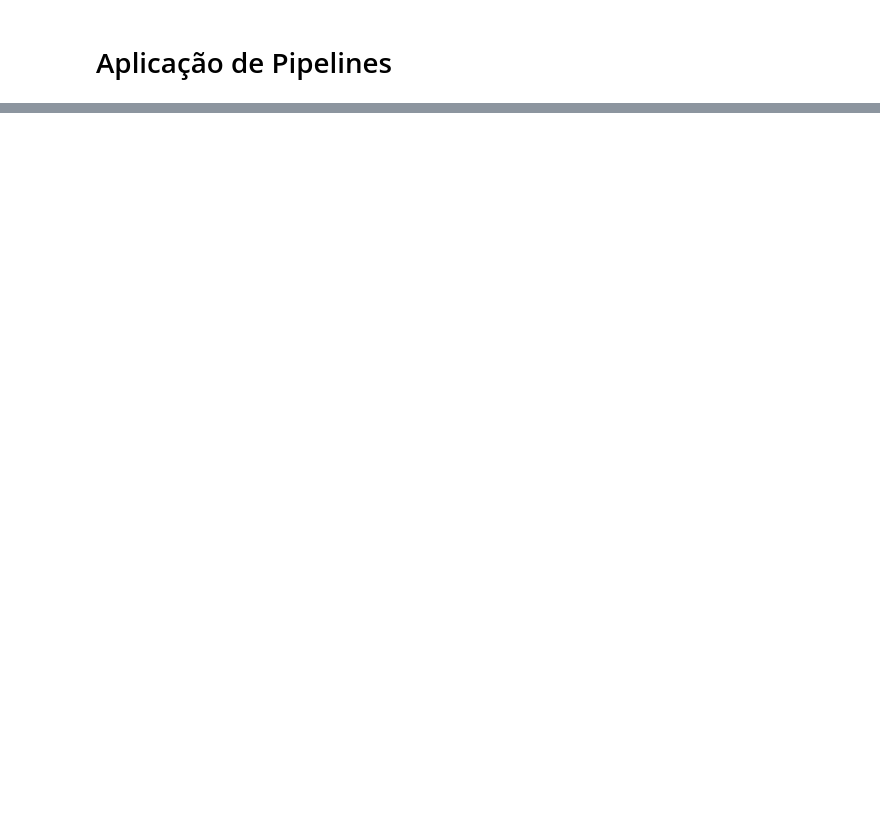
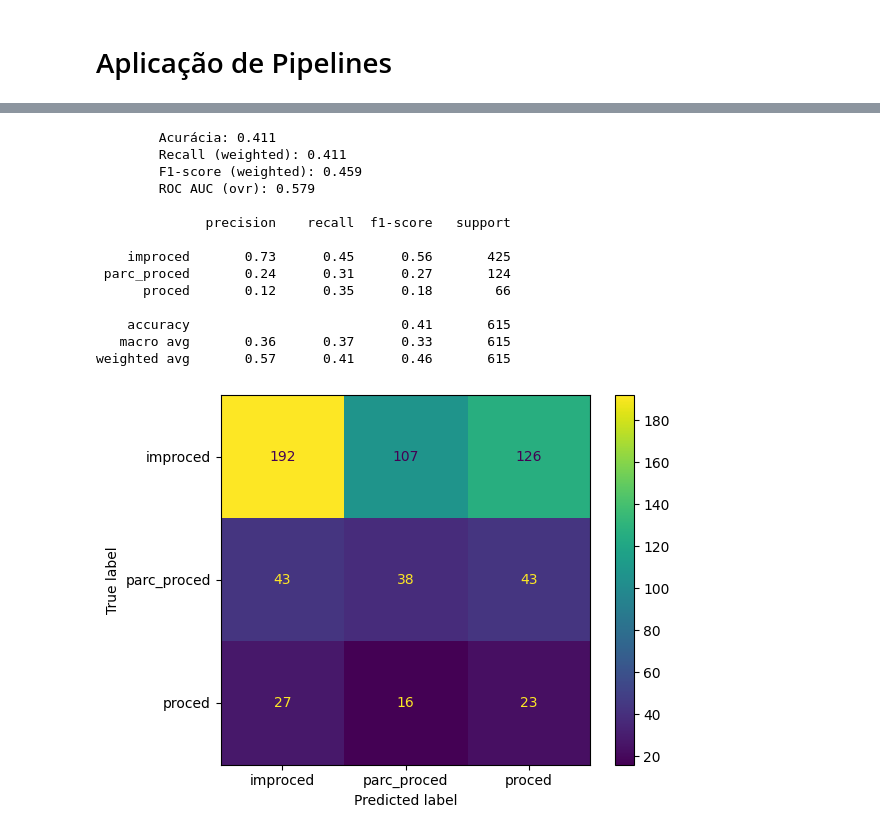
Before and after one commit to PedroRossiGomes/PIBIC, a Jupyter notebook: notebooks/Erro_medico/erro_simples_baselineGBC.ipynb, the cells around one changed output, grey strips where cells are left out. Saved outputs shown, nothing was run; the diff lists cells and outputs as text; code cells hidden in the pictures; blank space fills up the shorter version.

Commit message:
Pequenas Alterações na Base erro_médico

```diff
--- a/notebooks/Erro_medico/erro_simples_baselineGBC.ipynb
+++ b/notebooks/Erro_medico/erro_simples_baselineGBC.ipynb
@@ -53,7 +53,12 @@ def estimadores(modelo, X_test, y_test):
 # %% [markdown]
 ## Leitura DataFrame
 # %%
-df_erro_simples = pd.read_parquet("erro_medico_tidy_final.parquet")
+direcao = Path("../..") / "data"
+caminho = direcao / "erro_medico_tidy_final.parquet"
+
+
+df_erro_simples = pd.read_parquet(caminho)
+
 df = df_erro_simples
 # %% [markdown]
 ### Escolha do Modelo
@@ -114,0 +247,36 @@ estimadores(searchCV_pipeline, X_test, y_test)
+# %%
+lista_X = ['valor_acao','n_autores', 'n_reus', 'tem_hospital', 'tem_plano_saude',
+           'tem_ente_publico', 'tem_medico_individual', 'n_adv_autor', 'n_adv_reu',
+           'tem_perito', 'tem_denuncia_lide', 'tem_assistente']
+
+X = df[lista_X]
+
+y = df["decisao"]
+
+X_train, X_test, y_train, y_test = train_test_split(X,y, test_size=0.3, random_state=22, stratify=y)
+
+num_prep = Pipeline(steps=[
+    ('imputer', SimpleImputer(strategy='median'))
+])
+
+preprocessor = ColumnTransformer(
+    transformers=[
+        ('num', num_prep, lista_X),
+    ])
+
+pipeline = Pipeline([
+    ('preprocessor', preprocessor),
+    ('modelo', modelo)
+    ])
+
+searchCV_pipeline = RandomizedSearchCV(
+    pipeline,
+    parametros,
+    scoring='roc_auc_ovr',
+    refit= True,
+    cv=5
+)
+
+# balanceamento por sample_weight (GradientBoostingClassifier não aceita class_weight)
+sample_weight = compute_sample_weight('balanced', y_train)
+searchCV_pipeline.fit(X_train, y_train, modelo__sample_weight=sample_weight)
@@ -114,0 +301,18 @@ estimadores(searchCV_pipeline, X_test, y_test)
+# %%
+estimadores(searchCV_pipeline, X_test, y_test)
+# %% [output]
+        Acurácia: 0.411
+        Recall (weighted): 0.411
+        F1-score (weighted): 0.459
+        ROC AUC (ovr): 0.579
+
+              precision    recall  f1-score   support
+
+    improced       0.73      0.45      0.56       425
+ parc_proced       0.24      0.31      0.27       124
+      proced       0.12      0.35      0.18        66
+
+    accuracy                           0.41       615
+   macro avg       0.36      0.37      0.33       615
+weighted avg       0.57      0.41      0.46       615
+[figure, added]
```
Also changed, not shown: parts of 11 cells of this notebook, 5 other files.
